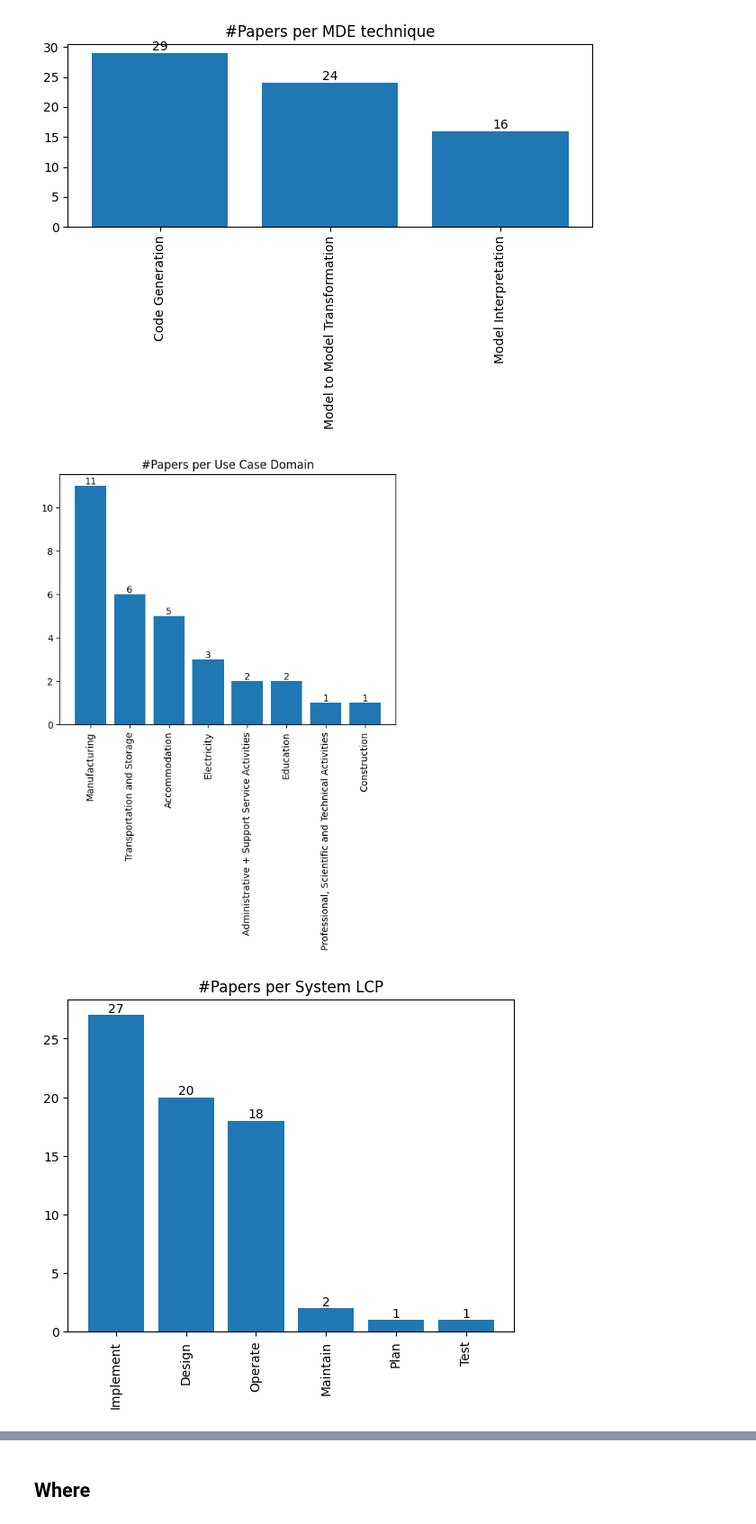
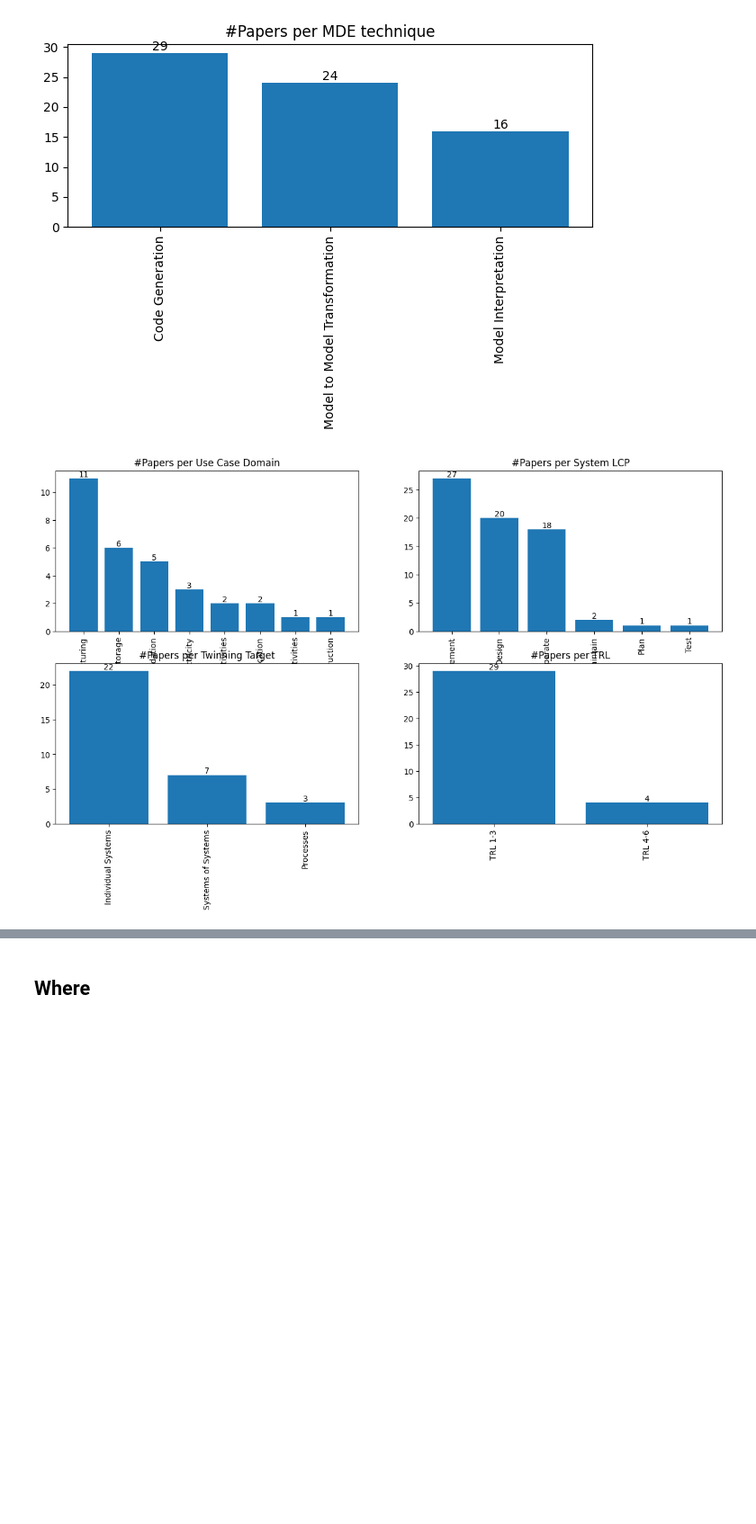
Before and after one commit to cdl-mint/mde4dts, a Jupyter notebook: visualizations_Jingxi_2.ipynb, the cells around one changed output, grey strips where cells are left out. Shown at 90% size. Drawn from its saved outputs; the diff is of its cells as text; code cells hidden in the pictures; blank space fills up the shorter version.

```diff
--- a/visualizations_Jingxi_2.ipynb
+++ b/visualizations_Jingxi_2.ipynb
@@ -22,7 +22,7 @@ import matplotlib.pyplot as plt
 # %% [markdown]
 # Read data variable from csv
 # %%
-df = pd.read_csv(filepath_or_buffer="data/extraction consolidation results.csv", sep="|", encoding="latin-1")
+df = pd.read_csv(filepath_or_buffer="data/extraction consolidation results.csv", sep=";", encoding="latin-1")
 result = df['Title'].to_list()
 result = list(dict.fromkeys(result))
 titles = list(df.columns)
@@ -147,7 +147,7 @@ titles = ['#Papers per Use Case Domain', '#Papers per System LCP', '#Papers per
         #ax.bar_label(ax.containers[0])
 
 
-#fig, axes = plt.subplots(nrows=2, ncols=2, figsize=(15, 8))
+fig, axes = plt.subplots(nrows=2, ncols=2, figsize=(15, 8))
 plot_data = dataframes[0]
 axes[0][0].bar(plot_data['entry'], plot_data['count'])  # Replace 'x' and 'y' with the appropriate column names from the DataFrame
 axes[0][0].set_title(titles[0])
@@ -170,32 +170,31 @@ plot_data = dataframes[2]
 axes[1][0].bar(plot_data['entry'], plot_data['count'])  # Replace 'x' and 'y' with the appropriate column names from the DataFrame
 axes[1][0].set_title(titles[2])
 axes[1][0].set_xticklabels(plot_data['entry'], rotation=90)
 axes[1][0].bar_label(axes[1][0].containers[0])
 
 # Adjust the layout to avoid overlapping titles
 
 #plt.savefig("3 Paper per TT.jpg")
 #fig, axes = plt.subplots()
 #plot_data = dataframes[3]
 #axes.bar(plot_data['entry'], plot_data['count'])  # Replace 'x' and 'y' with the appropriate column names from the DataFrame
 #axes.set_title(titles[3])
 #axes.set_xticklabels(plot_data['entry'], rotation=90)
 #axes.bar_label(axes.containers[0])
 
 # Adjust the layout to avoid overlapping titles
 
 #plt.savefig("3 Paper per Twin LCP.jpg")
 
 #fig, axes = plt.subplots()
 plot_data = dataframes[4]
 axes[1][1].bar(plot_data['entry'], plot_data['count'])  # Replace 'x' and 'y' with the appropriate column names from the DataFrame
 axes[1][1].set_title(titles[4])
 axes[1][1].set_xticklabels(plot_data['entry'], rotation=90)
 axes[1][1].bar_label(axes[1][1].containers[0])
 
 # Adjust the layout to avoid overlapping titles
 
 plt.savefig("Overview.jpg")
 # %% [output]
-[figure, old version]
+[figure, new version]
-[figure, removed]
```
Also changed, not shown: parts of 1 cell of this notebook, 4 other files.
